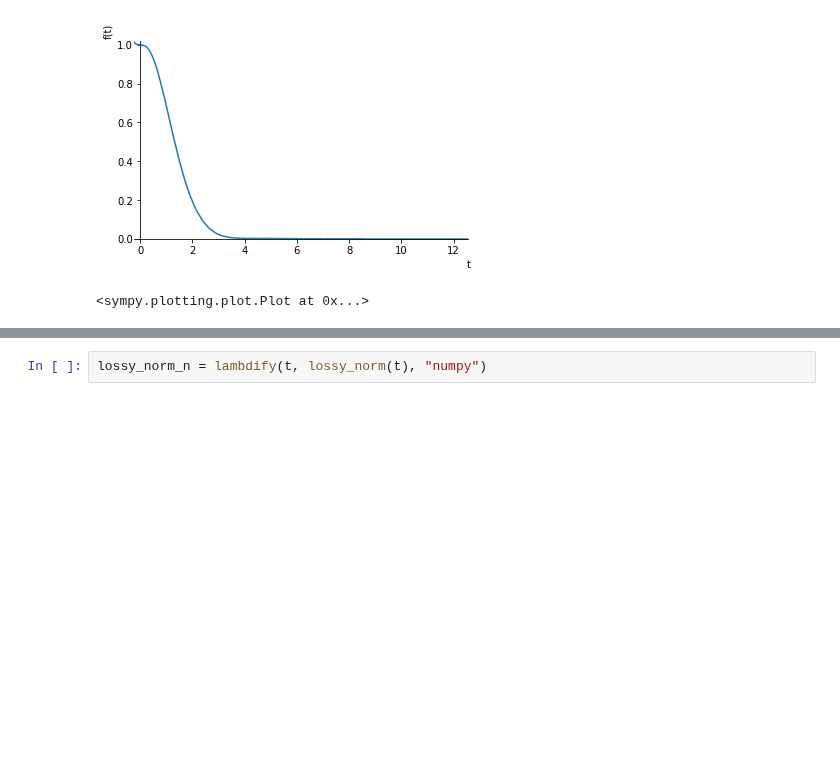
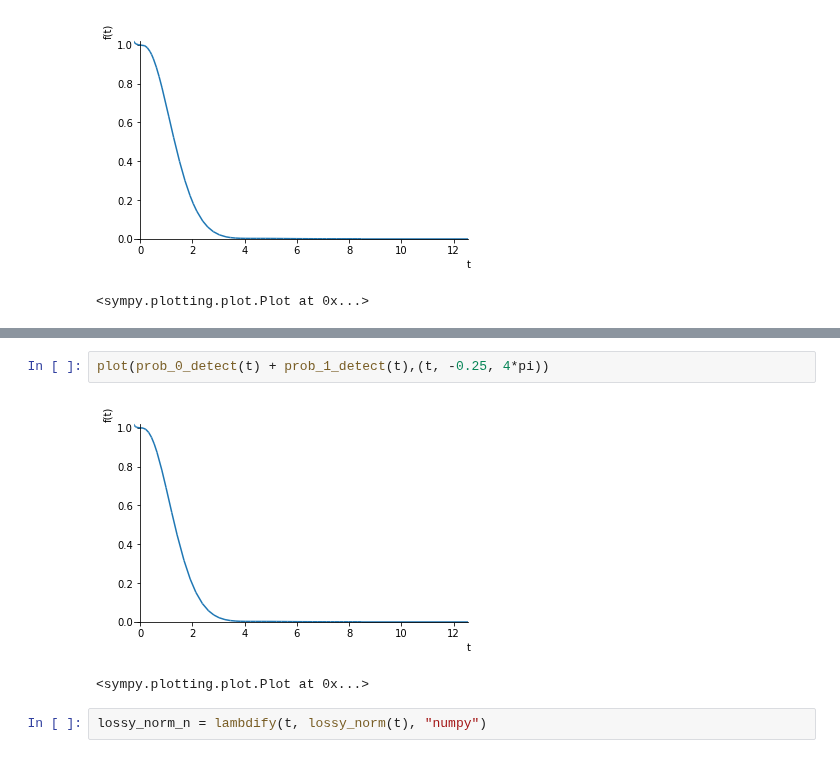
Before and after one commit to gderosa/timeq, a Jupyter notebook: comp/jupyter/detect.ipynb, the cells around one changed output, grey strips where cells are left out. Drawn from its saved outputs; the diff is of its cells as text; blank space fills up the shorter version.

```diff
--- a/comp/jupyter/detect.ipynb
+++ b/comp/jupyter/detect.ipynb
@@ -69,3 +80,8 @@ plot(lossy_norm(t),(t, -0.25, 4*pi))
+# %%
+plot(prob_0_detect(t) + prob_1_detect(t),(t, -0.25, 4*pi))
+# %% [output]
+[figure, added]
+<sympy.plotting.plot.Plot at 0x...>
 # %%
 lossy_norm_n = lambdify(t, lossy_norm(t), "numpy")
 # %%
```
Also changed, not shown: parts of 11 cells of this notebook.
